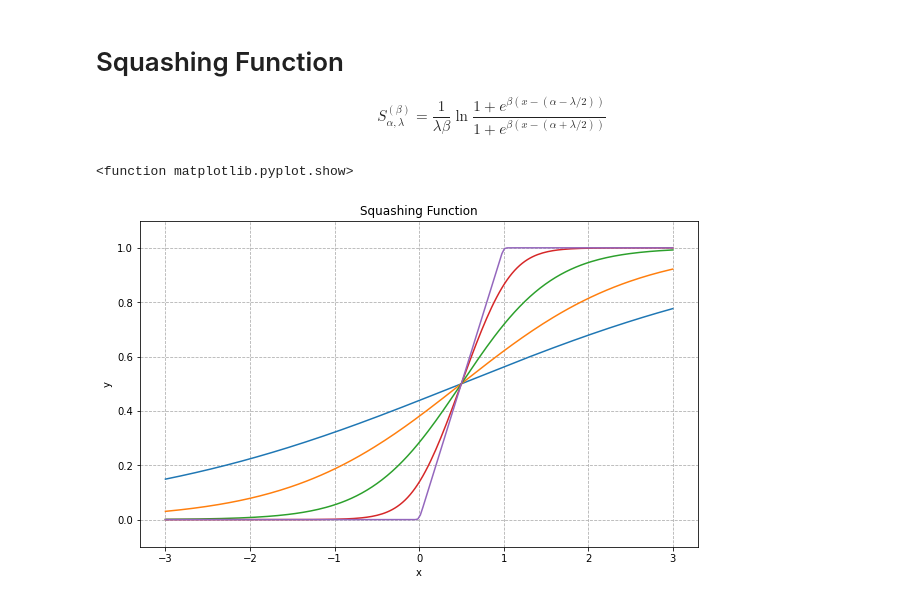
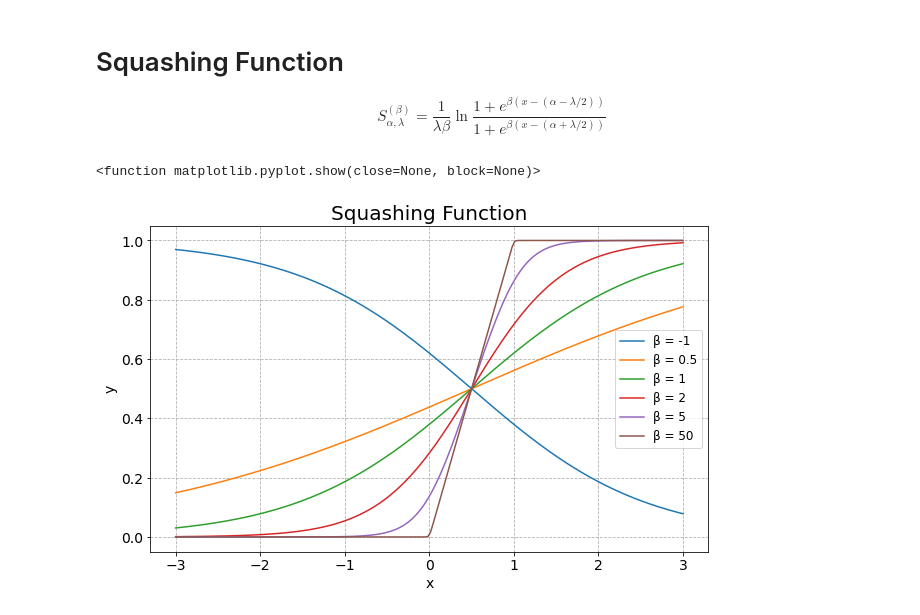
Before and after one commit to TeamCoffein/A-Study-of-Activation-Functions, a Jupyter notebook: utils/figure-1_plot_of_various_activation_functions.ipynb, the cells around one changed output. Saved outputs shown, nothing was run; the diff lists cells and outputs as text; code cells hidden in the pictures.

Commit message:
figure-1: plot of squashing function: bigger font

```diff
--- a/utils/plot_of_various_activation_functions.ipynb
+++ b/utils/figure-1_plot_of_various_activation_functions.ipynb
@@ -1,6 +1,10 @@
 # %%
 import numpy as np
 import matplotlib.pylab as plt
+# %%
+fontsize_title = 20
+fontsize_label = 14
+fontsize_legend = 12
 # %% [markdown]
 # Heaviside Function
 
@@ -177,31 +181,35 @@ def squashing(x, beta):
     return (1/(lam*beta)) * np.log((1+np.exp(beta*(x-(alpha-lam/2)))) / (1+np.exp(beta*(x-(alpha+lam/2)))))
 # %%
 x = np.linspace(-3, 3, 200)
+y0 = squashing(x, -1)
 y1 = squashing(x, 0.5)
 y2 = squashing(x, 1)
 y3 = squashing(x, 2)
 y4 = squashing(x, 5)
 y5 = squashing(x, 100)
 
 
 # plot setup
 plt.figure(figsize=(10,6))
-ax1 = plt.subplot(111)
-ax1.title.set_text('Squashing Function')
-ax1.grid(True, axis='both', linestyle='--')
+plt.title('Squashing Function', fontsize=fontsize_title)
+plt.grid(True, axis='both', linestyle='--')
 
-ax1.plot(x, y1, label='β = 0.5')
-ax1.plot(x, y2, label='β = 1')
-ax1.plot(x, y3, label='β = 2')
-ax1.plot(x, y4, label='β = 5')
-ax1.plot(x, y5, label='β = 50')
+plt.plot(x, y0, label='β = -1')
+plt.plot(x, y1, label='β = 0.5')
+plt.plot(x, y2, label='β = 1')
+plt.plot(x, y3, label='β = 2')
+plt.plot(x, y4, label='β = 5')
+plt.plot(x, y5, label='β = 50')
 
-ax1.set_ylim([-0.1, 1.1])
-ax1.set_xlabel("x")
-ax1.set_ylabel("y")
-#ax1.legend()
+
+plt.xlabel("x", fontsize=fontsize_label)
+plt.xticks(fontsize=fontsize_label)
+plt.ylabel("y", fontsize=fontsize_label)
+plt.yticks(fontsize=fontsize_label)
+
+plt.legend(fontsize=fontsize_legend)
 
 plt.show
 # %% [output]
-<function matplotlib.pyplot.show>
+<function matplotlib.pyplot.show(close=None, block=None)>
-[figure, old version]
+[figure, new version]
```
Also changed, not shown: 2 other files.
